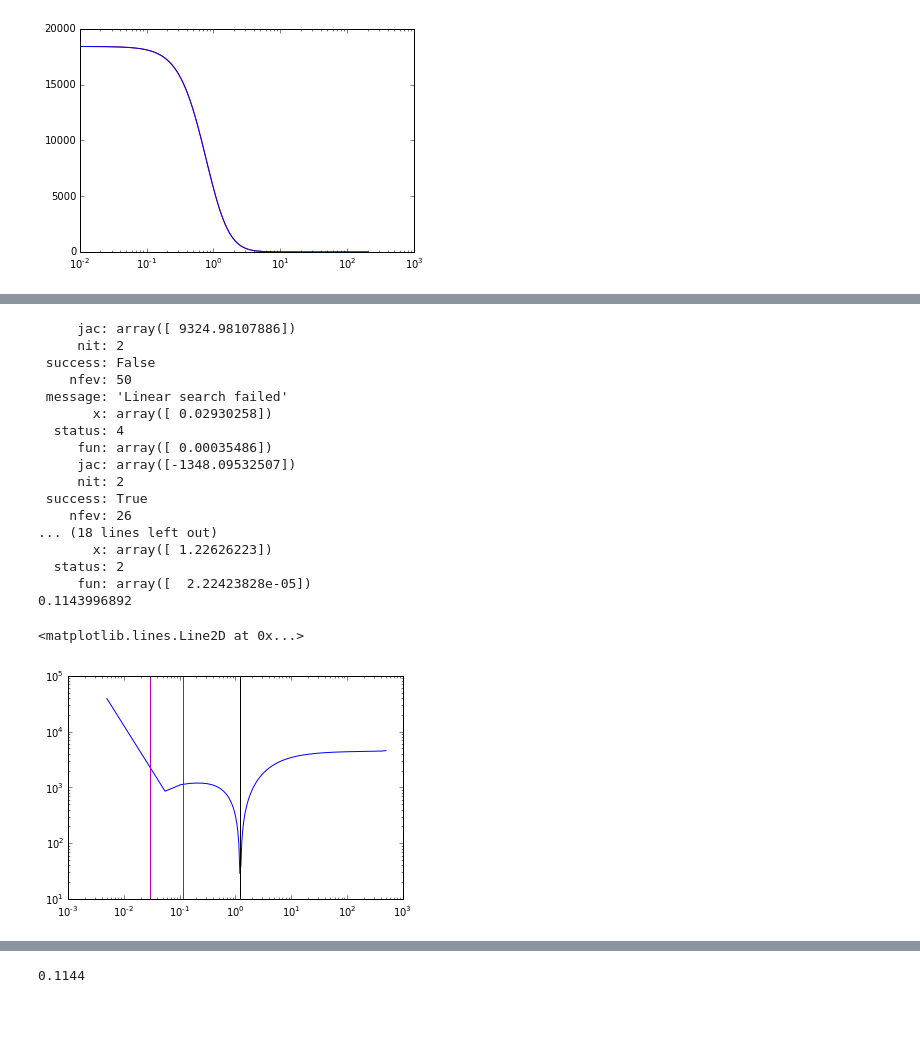
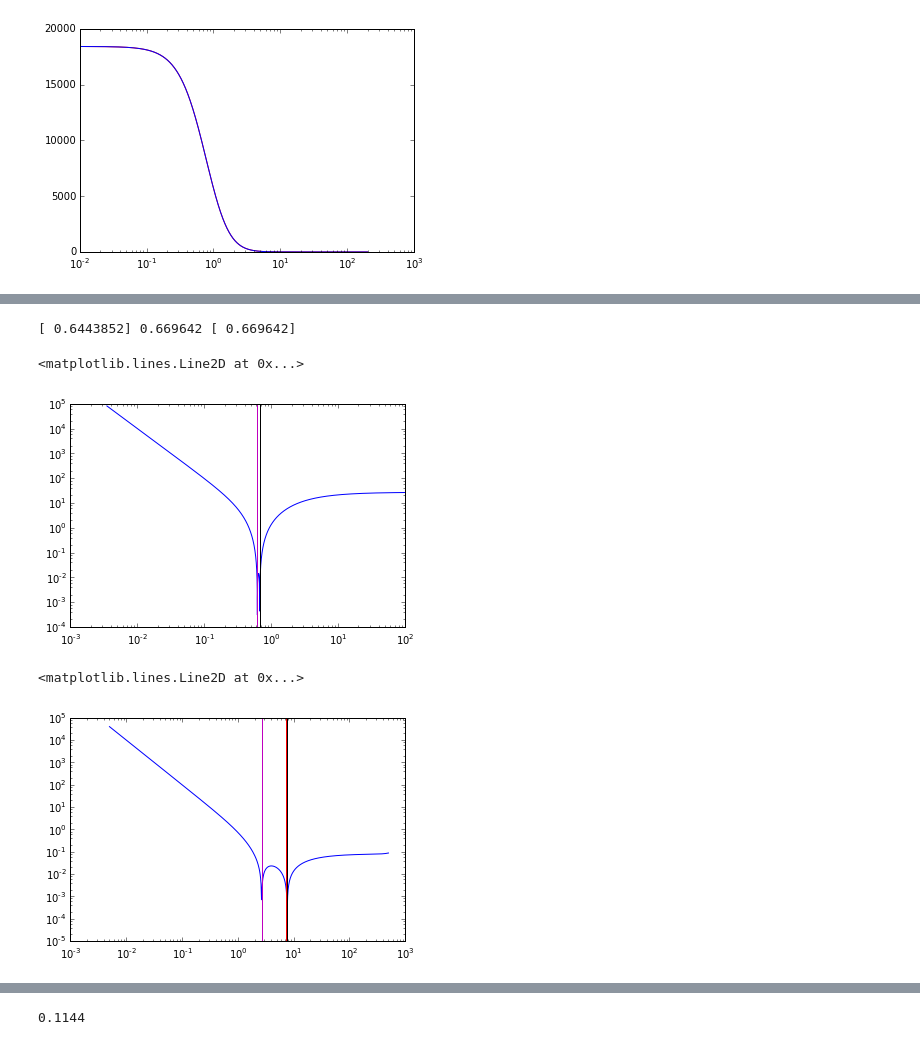
Before and after one commit to sophialilleengen/GC_actions, a Jupyter notebook: GC orbit class - test notebook.ipynb, the cells around one changed output, grey strips where cells are left out. Saved outputs shown, nothing was run; the diff lists cells and outputs as text; code cells hidden in the pictures; blank space fills up the shorter version.

Commit message:
more tests

```diff
--- a/GC orbit class - test notebook.ipynb
+++ b/GC orbit class - test notebook.ipynb
@@ -73,29 +86,32 @@ plt.xlim(1,200)
+# %%
+n=17916
+L=test.angularmom(x[n],y[n],z[n],vx[n],vy[n],vz[n])[0]
+E=test.energy(x[n],y[n],z[n],vx[n],vy[n],vz[n])
+r=np.linspace(0.0035,100,100000)
+plt.loglog(r,np.abs(test._periapocenter_aux(r=r,E=E,L=L)))
+plt.axvline(r_3d[n],color='r')
+
+rminn=opt.minimize(test._periapocenter_aux, x0=r_3d[n],args=(E,L),bounds=((np.min(r),r_3d[n]),))
+rmaxx=opt.minimize(test._periapocenter_aux, x0=r_3d[n],args=(E,L),bounds=((r_3d[n],np.max(r)),))
+
+print(rminn.x,r_3d[n],rmaxx.x)
+
+plt.axvline(test.periapocenter(x[n],y[n],z[n],vx[n],vy[n],vz[n])[0], color='m')
+plt.axvline(test.periapocenter(x[n],y[n],z[n],vx[n],vy[n],vz[n])[1], color='black')
+# %% [output]
+[ 0.6443852] 0.669642 [ 0.669642]
+<matplotlib.lines.Line2D at 0x...>
+[figure, added]
 # %%
-n=785
+n=654919
 L=test.angularmom(x[n],y[n],z[n],vx[n],vy[n],vz[n])[0]
 E=test.energy(x[n],y[n],z[n],vx[n],vy[n],vz[n])
 r=np.linspace(0.005,500,10000)
-plt.loglog(r,test._periapocenter_aux(r=r,E=E,L=L))
+plt.loglog(r,np.abs(test._periapocenter_aux(r=r,E=E,L=L)))
 plt.axvline(r_3d[n],color='r')
+
 plt.axvline(test.periapocenter(x[n],y[n],z[n],vx[n],vy[n],vz[n])[0], color='m')
 plt.axvline(test.periapocenter(x[n],y[n],z[n],vx[n],vy[n],vz[n])[1], color='black')
 # %% [output]
-     jac: array([ 9324.98107886])
-     nit: 2
- success: False
-    nfev: 50
- message: 'Linear search failed'
-       x: array([ 0.02930258])
-  status: 4
-     fun: array([ 0.00035486])
-     jac: array([-1348.09532507])
-     nit: 2
- success: True
-    nfev: 26
-... (18 lines left out)
-       x: array([ 1.22626223])
-  status: 2
-     fun: array([  2.22423828e-05])
-0.1143996892
+<matplotlib.lines.Line2D at 0x...>
-<matplotlib.lines.Line2D at 0x...>
-[figure, old version]
+[figure, new version]
```
Also changed, not shown: parts of 11 cells of this notebook.
